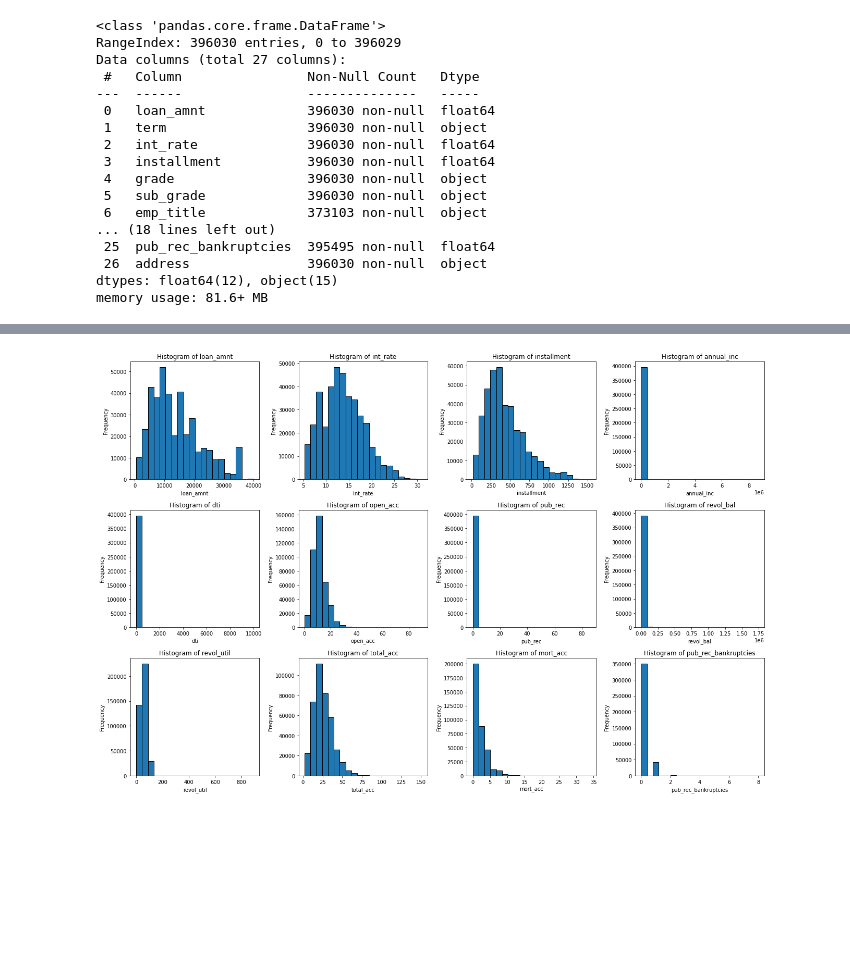
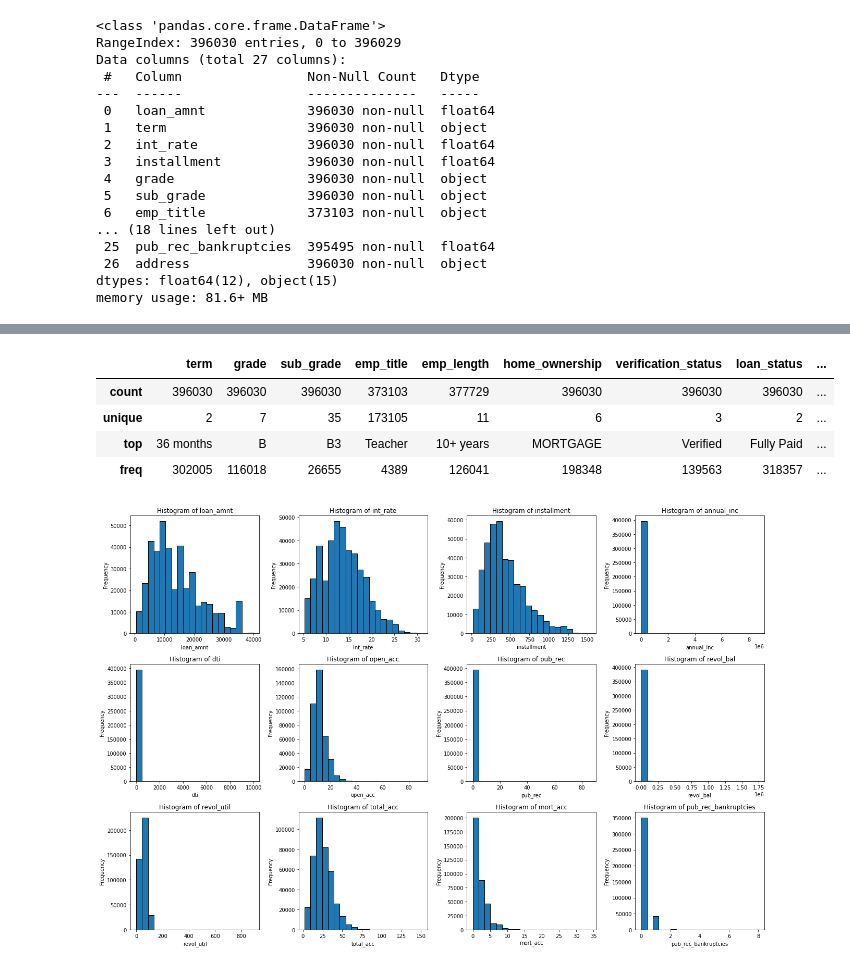
Before and after one commit to atomikkus/logistic_regression_loan, a Jupyter notebook: loan_tap.ipynb, the cells around one changed output, grey strips where cells are left out. Cells and saved outputs as stored; diff of their text form; code cells hidden in the pictures; blank space fills up the shorter version.

```diff
--- a/loan_tap.ipynb
+++ b/loan_tap.ipynb
@@ -70,6 +70,14 @@ df['issue_d_y'] = pd.to_numeric(df['issue_d_y'])
 # Dropping the columns from which the requried data is extracted above
 columns_to_drop = ['earliest_cr_line', 'address', 'issue_d']
 df = df.drop(columns=columns_to_drop)
+# %%
+df.describe(include='object')
+# %% [output]
+|  | term | grade | sub_grade | emp_title | emp_length | home_ownership | verification_status | loan_status | ... |
+| count | 396030 | 396030 | 396030 | 373103 | 377729 | 396030 | 396030 | 396030 | ... |
+| unique | 2 | 7 | 35 | 173105 | 11 | 6 | 3 | 2 | ... |
+| top | 36 months | B | B3 | Teacher | 10+ years | MORTGAGE | Verified | Fully Paid | ... |
+| freq | 302005 | 116018 | 26655 | 4389 | 126041 | 198348 | 139563 | 318357 | ... |
 # %%
 numerical_columns = [
     'loan_amnt', 'int_rate', 'installment', 'annual_inc', 'dti',
```
Also changed, not shown: parts of 8 cells of this notebook.
